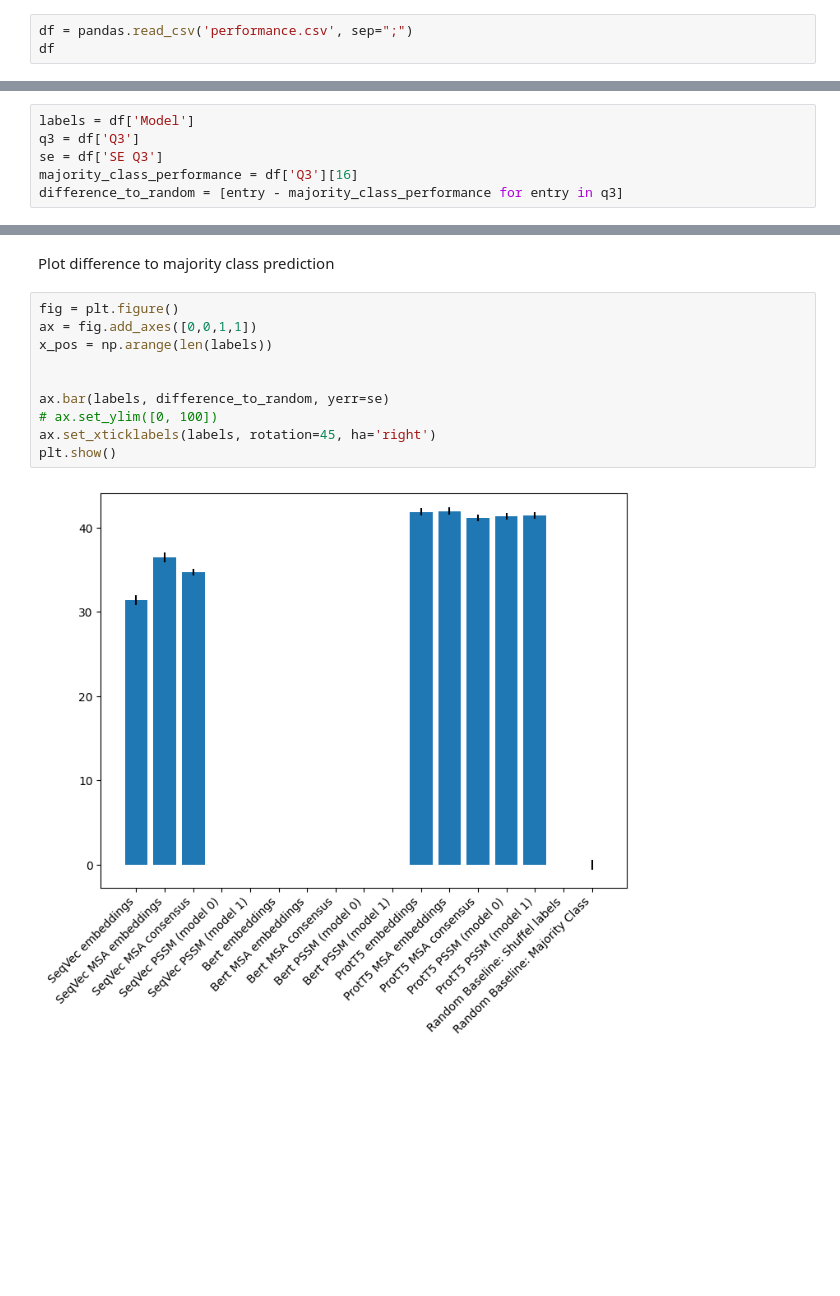
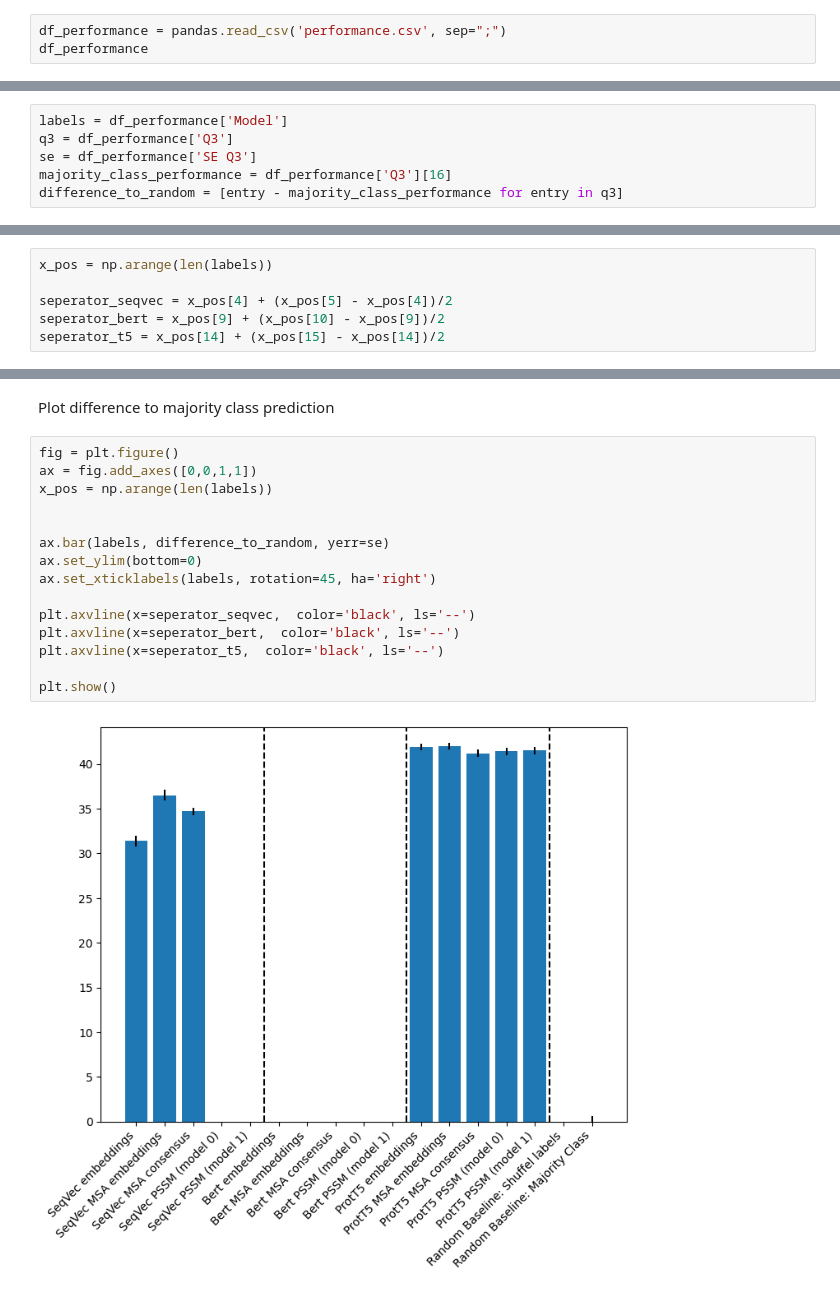
Before and after one commit to erckert/EV-embeddings-figures, a Jupyter notebook: visualizeResults.ipynb, the cells around one changed output, grey strips where cells are left out. Drawn from its saved outputs; the diff is of its cells as text; blank space fills up the shorter version.

```diff
--- a/visualizeResults.ipynb
+++ b/visualizeResults.ipynb
@@ -7,8 +8,8 @@ import numpy as np
 # %% [markdown]
 # Load data
 # %%
-df = pandas.read_csv('performance.csv', sep=";")
-df
+df_performance = pandas.read_csv('performance.csv', sep=";")
+df_performance
 # %% [output]
 |  | Model | Q3 | SE Q3 |
 | 0 | SeqVec embeddings | 73.2 | 0.6 |
@@ -29,8 +30,8 @@ df
 | 15 | Random Baseline: Shuffel labels | NaN | NaN |
 | 16 | Random Baseline: Majority Class | 41.8 | 0.6 |
 # %%
-labels = df['Model']
-q3 = df['Q3']
-se = df['SE Q3']
-majority_class_performance = df['Q3'][16]
+labels = df_performance['Model']
+q3 = df_performance['Q3']
+se = df_performance['SE Q3']
+majority_class_performance = df_performance['Q3'][16]
 difference_to_random = [entry - majority_class_performance for entry in q3]
@@ -73,3 +136,9 @@ plt.show()
+# %%
+x_pos = np.arange(len(labels))
+
+seperator_seqvec = x_pos[4] + (x_pos[5] - x_pos[4])/2
+seperator_bert = x_pos[9] + (x_pos[10] - x_pos[9])/2
+seperator_t5 = x_pos[14] + (x_pos[15] - x_pos[14])/2
 # %% [markdown]
 Plot Q3 only
 # %%
@@ -89,12 +161,17 @@ Plot difference to majority class prediction
 # %%
 fig = plt.figure()
 ax = fig.add_axes([0,0,1,1])
 x_pos = np.arange(len(labels))
 
 
 ax.bar(labels, difference_to_random, yerr=se)
-# ax.set_ylim([0, 100])
+ax.set_ylim(bottom=0)
 ax.set_xticklabels(labels, rotation=45, ha='right')
+
+plt.axvline(x=seperator_seqvec,  color='black', ls='--')
+plt.axvline(x=seperator_bert,  color='black', ls='--')
+plt.axvline(x=seperator_t5,  color='black', ls='--')
+
 plt.show()
 # %% [output]
-[figure, old version]
+[figure, new version]
```
Also changed, not shown: parts of 15 cells of this notebook.
